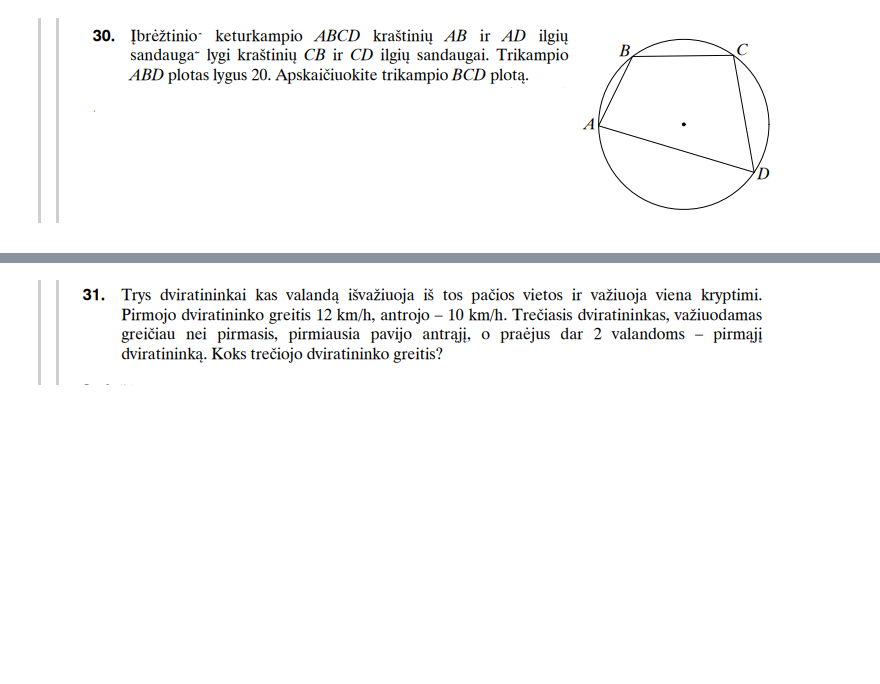
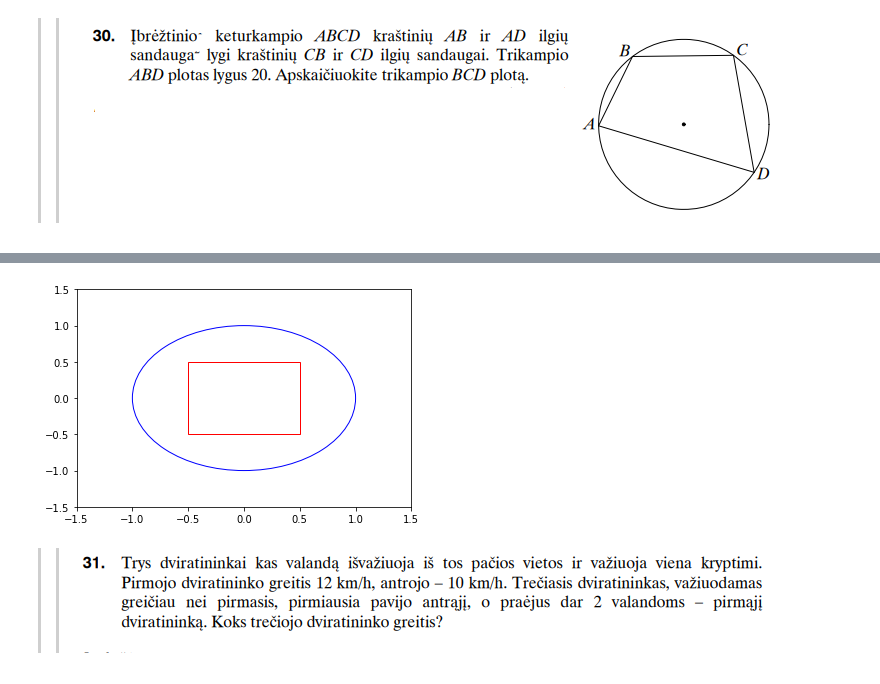
Before and after one commit to aalgirdas/Math, a Jupyter notebook: Matematika_VBE_2013.ipynb, the cells around one changed output, grey strips where cells are left out. Drawn from its saved outputs; the diff is of its cells as text; code cells hidden in the pictures; blank space fills up the shorter version.

```diff
--- a/Matematika_VBE_2013.ipynb
+++ b/Matematika_VBE_2013.ipynb
@@ -474,4 +978,29 @@ Pastaba: WolfraAlpha čia padėti nelabai gali. [Ji gali spręsti tik tokius tek
 <br/><br/><br/><br/>
+# %%
+import matplotlib.pyplot as plt
+import numpy as np
+
+# Create a figure and axis
+fig, ax = plt.subplots()
+
+# Create a circle centered at (0,0) with radius 1
+circle = plt.Circle((0,0), 1, color='blue', fill=False)
+
+# Create an inscribed rectangle with vertices at (-0.5, -0.5), (-0.5, 0.5), (0.5, 0.5), (0.5, -0.5)
+rect = plt.Rectangle((-0.5, -0.5), 1, 1, color='red', fill=False)
+
+# Add the circle and rectangle to the axis
+ax.add_artist(circle)
+ax.add_artist(rect)
+
+# Set the limits of the axis to show the circle and rectangle
+ax.set_xlim([-1.5, 1.5])
+ax.set_ylim([-1.5, 1.5])
+
+# Show the plot
+plt.show()
+# %% [output]
+[figure, added]
 # %% [markdown]
 >>![Untitled.png](embedded-picture-1)
 # %% [markdown]
```
Also changed, not shown: parts of 44 cells of this notebook.
